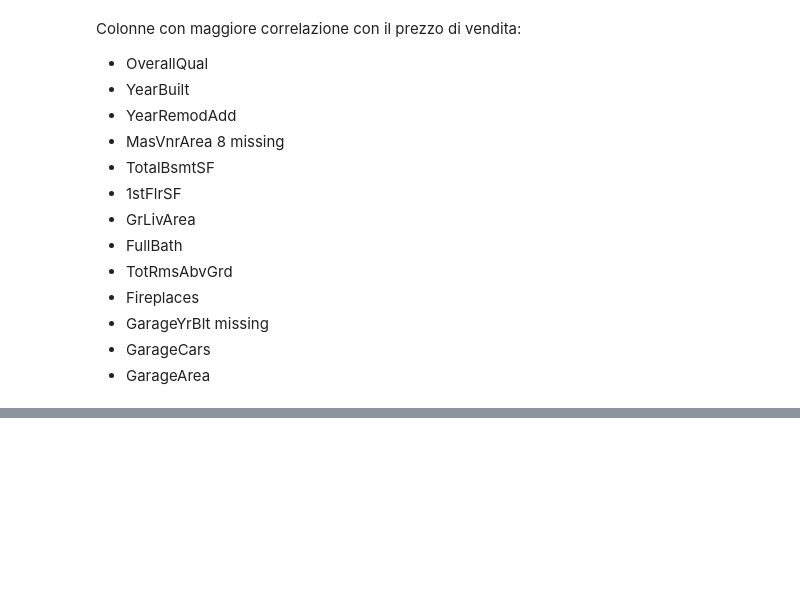
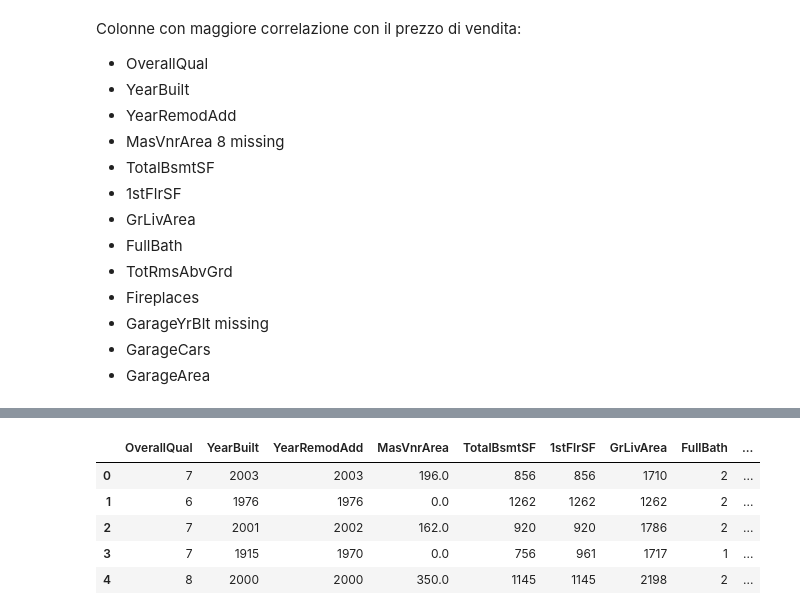
Before and after one commit to saajann/data-science, a Jupyter notebook: preprocessing/03_house_prices.ipynb, the cells around one changed output, grey strips where cells are left out. Saved outputs shown, nothing was run; the diff lists cells and outputs as text; code cells hidden in the pictures; blank space fills up the shorter version.

```diff
--- a/preprocessing/03_house_prices.ipynb
+++ b/preprocessing/03_house_prices.ipynb
@@ -97,6 +97,8 @@ class FeatureDropper(BaseEstimator, TransformerMixin):
 
     def transform(self, X):
         features = ['OverallQual','YearBuilt','YearRemodAdd','MasVnrArea','TotalBsmtSF','1stFlrSF','GrLivArea','FullBath','TotRmsAbvGrd','Fireplaces','GarageYrBlt','GarageCars','GarageArea']
+        if 'SalePrice' in X.columns:
+            features.append('SalePrice')
         X = X[features]
         return X
 # %%
@@ -107,7 +109,7 @@ class FeatureImputer(BaseEstimator, TransformerMixin):
 
     def transform(self, X):
         mimputer = SimpleImputer()
-        gimputer = SimpleImputer(strategy='mode')
+        gimputer = SimpleImputer(strategy='most_frequent')
 
         X['MasVnrArea'] = mimputer.fit_transform(X[['MasVnrArea']])
         X['GarageYrBlt'] = gimputer.fit_transform(X[['GarageYrBlt']])
@@ -117,3 +119,6 @@ class FeatureImputer(BaseEstimator, TransformerMixin):
 from sklearn.pipeline import Pipeline
 pipeline = Pipeline([('featuredropper', FeatureDropper()),
                      ('featureimputer', FeatureImputer())])
+# %%
+train_pipelined = pipeline.fit_transform(train)
+test_pipelined = pipeline.fit_transform(test)
@@ -119,0 +146,9 @@ pipeline = Pipeline([('featuredropper', FeatureDropper()),
+# %%
+train_pipelined.head()
+# %% [output]
+|  | OverallQual | YearBuilt | YearRemodAdd | MasVnrArea | TotalBsmtSF | 1stFlrSF | GrLivArea | FullBath | ... |
+| 0 | 7 | 2003 | 2003 | 196.0 | 856 | 856 | 1710 | 2 | ... |
+| 1 | 6 | 1976 | 1976 | 0.0 | 1262 | 1262 | 1262 | 2 | ... |
+| 2 | 7 | 2001 | 2002 | 162.0 | 920 | 920 | 1786 | 2 | ... |
+| 3 | 7 | 1915 | 1970 | 0.0 | 756 | 961 | 1717 | 1 | ... |
+| 4 | 8 | 2000 | 2000 | 350.0 | 1145 | 1145 | 2198 | 2 | ... |
```
Also changed, not shown: parts of 9 cells of this notebook, 1 other file.
